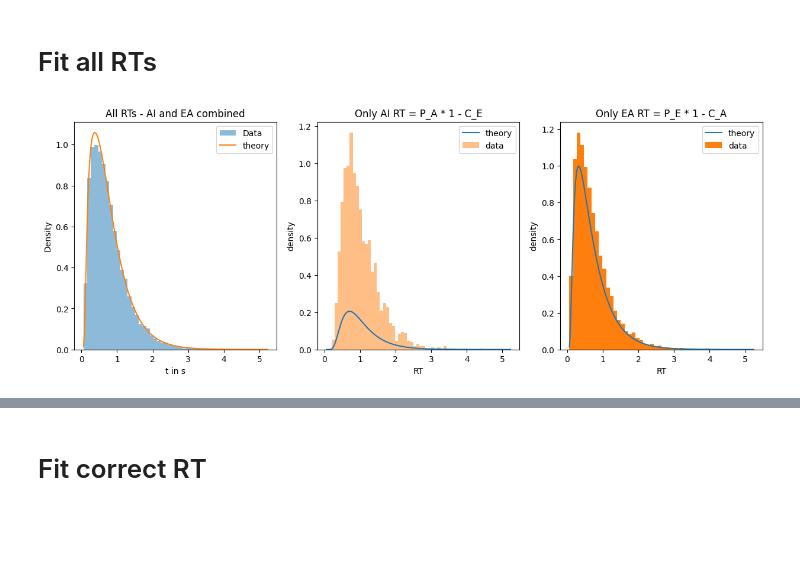
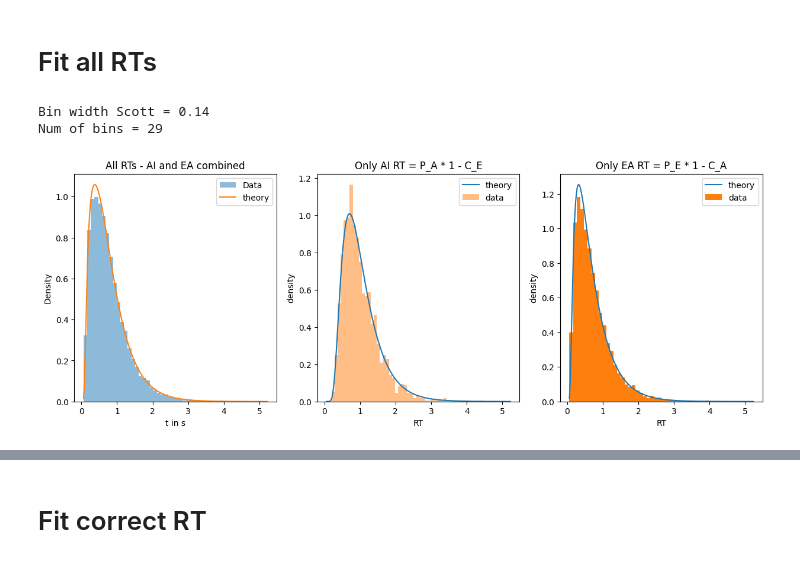
Before and after one commit to rakaar/ddm_codes, a Jupyter notebook: action_init_ddm/fitting_sim_data.ipynb, the cells around one changed output, grey strips where cells are left out. Drawn from its saved outputs; the diff is of its cells as text; code cells hidden in the pictures; blank space fills up the shorter version.

```diff
--- a/action_init_ddm/fitting_sim_data.ipynb
+++ b/action_init_ddm/fitting_sim_data.ipynb
@@ -103,29 +102,55 @@ P_E = rho_E_t_arr_fn(t_pts, V_E, theta_E, K_max, t_stim).flatten()
 C_A = cum_A_t_arr_fn(t_pts, V_A, theta_A).flatten()
 
 p_theory  = (P_A)*(1 - C_E) + (P_E)*(1 - C_A)
+# %%
+# normalizing term for AI_RT
+
+def norm_AI_RT(t, V_A, theta_A, t_a, V_E, theta_E, K_max, t_stim):
+    return rho_A_t_fn(t, V_A, theta_A, t_a)*(1 - quad(rho_E_t_fn, 0, t, args=(V_E, theta_E, K_max, t_stim))[0])
+
+t_a = 0; K_max = 50
+norm_AI_RT_term = quad(norm_AI_RT, 0, np.inf, args=(V_A, theta_A, t_a, V_E, theta_E, K_max, t_stim))[0]
+# %%
+# normalizing term for EA RT
+def norm_EA_RT(t, V_A, theta_A, t_a, V_E, theta_E, K_max, t_stim):
+    return rho_E_t_fn(t, V_E, theta_E, K_max, t_stim, Z_E=0, t_E=0)*(1 - cum_A_t_fn(t, V_A, theta_A,t_a))
+
+
+t_a = 0; K_max = 50
+norm_EA_RT_term = quad(norm_EA_RT, 0, np.inf, args=(V_A, theta_A, t_a, V_E, theta_E, K_max, t_stim))[0]
+# %%
+# bin width?
+bin_width_scott = 3.5 * np.std(RTs_act) / np.power(len(RTs_act), 1/3)
+print(f'Bin width Scott = {bin_width_scott:.2f}')
+print(f'Num of bins = {int( (max(RTs_act) - min(RTs_act)) / bin_width_scott)}')
+# %% [output]
+Bin width Scott = 0.14
+Num of bins = 29
 # %%
 # TODO: fit indiviudal AI RT and EA RT
 plt.figure(figsize=(15,5))
 
 plt.subplot(1,3,1)
 plt.hist(RTs_flat, density=True, bins=50, alpha=0.5, label='Data');
 plt.plot(t_pts, p_theory, label='theory')
 plt.xlabel('t in s'); plt.ylabel('Density'); plt.title('All RTs - AI and EA combined');
 plt.legend();
 
 
 plt.subplot(1,3,2)
-theory_AI_RT = (P_A)*(1 - C_E)
+# theory_AI_RT = (P_A)*(1 - C_E)
+theory_AI_RT = (P_A)*(1 - C_E)/norm_AI_RT_term
+
 plt.plot(t_pts, theory_AI_RT, label = 'theory')
 plt.hist(RTs_act, density=True, alpha=0.5, bins=50, label='data');
 plt.xlabel('RT'); plt.ylabel('density'); plt.title('Only AI RT = P_A * 1 - C_E');
 plt.legend();
 
 plt.subplot(1,3,3)
-theory_EA_RT = P_E*(1-C_A)
+theory_EA_RT = P_E*(1-C_A)/norm_EA_RT_term
 plt.plot(t_pts, theory_EA_RT, label='theory')
 plt.hist(RTs_evid, bins=50, density=True, label='data')
 plt.xlabel('RT'); plt.ylabel('density'); plt.title('Only EA RT = P_E * 1 - C_A')
 plt.legend();
 # %% [output]
-[figure, old version]
+[figure, new version]
```
Also changed, not shown: parts of 4 cells of this notebook, 1 other file.
